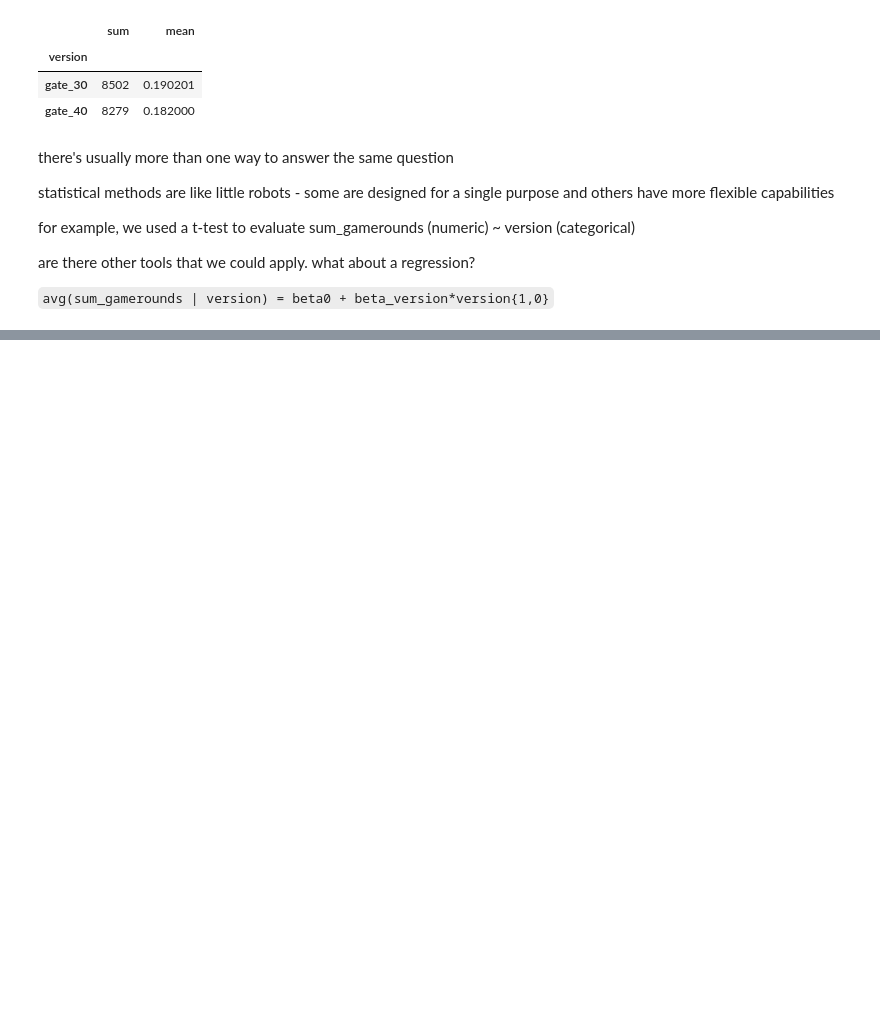
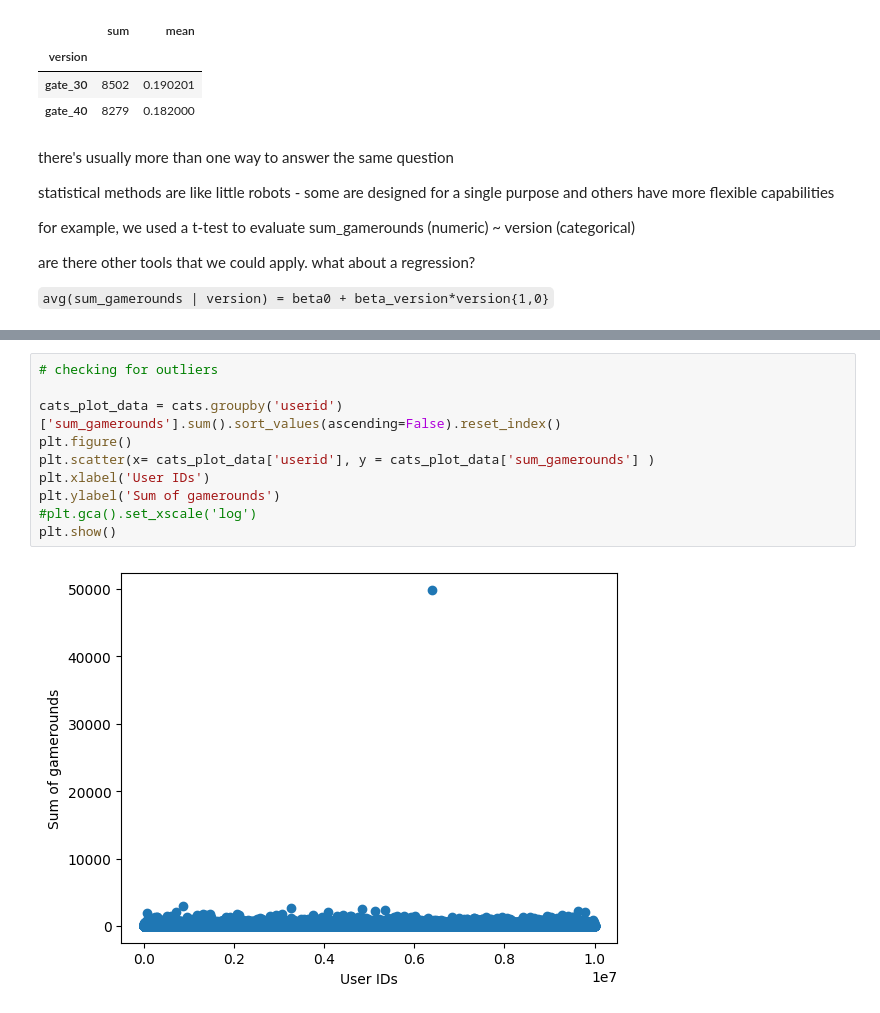
Before and after one commit to project-palooza/causal_inference, a Jupyter notebook: notebooks/rct.ipynb, the cells around one changed output, grey strips where cells are left out. Cells and saved outputs as stored; diff of their text form; blank space fills up the shorter version.

```diff
--- a/notebooks/rct.ipynb
+++ b/notebooks/rct.ipynb
@@ -275,0 +211,12 @@ Power for t_test: 0.994
+# %%
+# checking for outliers
+
+cats_plot_data = cats.groupby('userid')['sum_gamerounds'].sum().sort_values(ascending=False).reset_index()
+plt.figure()
+plt.scatter(x= cats_plot_data['userid'], y = cats_plot_data['sum_gamerounds'] )
+plt.xlabel('User IDs')
+plt.ylabel('Sum of gamerounds')
+#plt.gca().set_xscale('log')
+plt.show()
+# %% [output]
+[figure, added]
```
Also changed, not shown: parts of 22 cells of this notebook.
